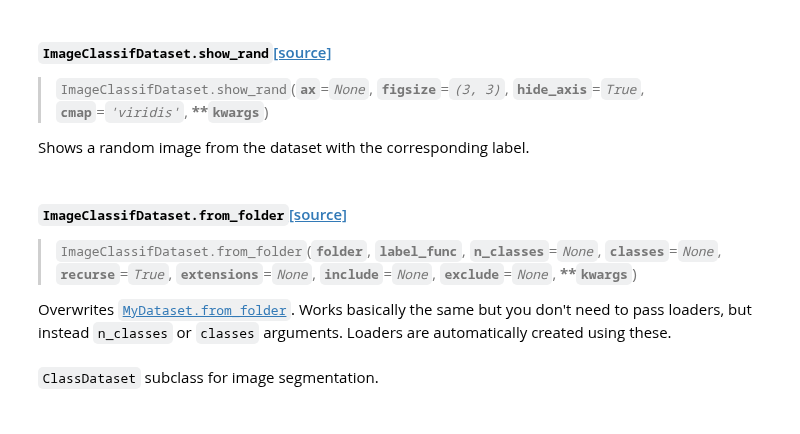
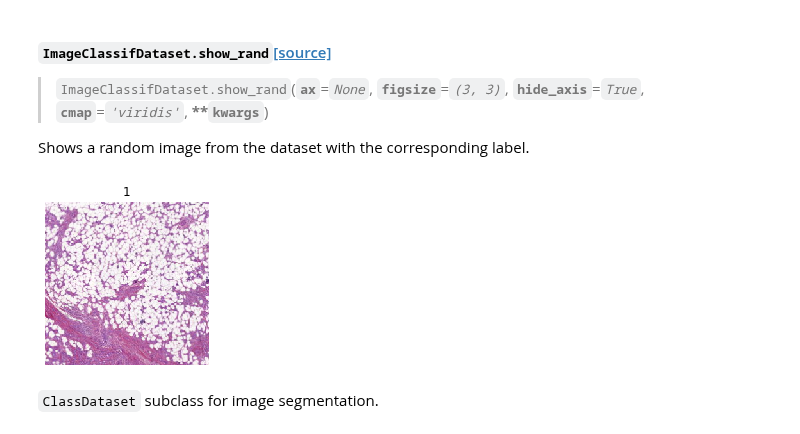
Before and after one commit to schwobr/grade_classif, a Jupyter notebook: nbs/12_data.dataset.ipynb, the cells around one changed output. Drawn from its saved outputs; the diff is of its cells as text; code cells hidden in the pictures.

Commit message:
added examples to data.datasets doc

```diff
--- a/nbs/12_data.dataset.ipynb
+++ b/nbs/12_data.dataset.ipynb
@@ -26,3 +29,5 @@ import numpy as np
+# %%
+data = Path.cwd()/'sample_data/Patches_MGI_256_5'
 # %%
 # export
 class MyDataset(Dataset):
@@ -51,7 +56,7 @@ class MyDataset(Dataset):
         """
         folder = Path(folder)
         items, labels = get_items(folder, label_func, recurse=recurse, extensions=extensions, include=include, exclude=exclude)
-        return cls(items, labels, item_loader, label_loader, after_open=after_open)
+        return cls(items, labels, item_loader, label_loader)
 
     def to_tensor(self, tfms=None, tfm_y=True):
         """
@@ -200,5 +235,7 @@ class ImageClassifDataset(ClassDataset):
 # %% [markdown]
 `ClassDataset` subclass for image classification.
+# %%
+ds = ImageClassifDataset.from_folder(data, lambda x: x.parts[-3], classes=['1', '3'])
 # %%
 show_doc(ImageClassifDataset.show)
 # %% [output]
@@ -215,15 +256,10 @@ show_doc(ImageClassifDataset.show_rand)
 > <code>ImageClassifDataset.show_rand</code>(**`ax`**=*`None`*, **`figsize`**=*`(3, 3)`*, **`hide_axis`**=*`True`*, **`cmap`**=*`'viridis'`*, **\*\*`kwargs`**)
 
 Shows a random image from the dataset with the corresponding label.
-# %%
-show_doc(ImageClassifDataset.from_folder)
-# %% [output]
-<h4 id="ImageClassifDataset.from_folder" class="doc_header"><code>ImageClassifDataset.from_folder</code><a href="__main__.py#L18" class="source_link" style="float:right">[source]</a></h4>
-
-> <code>ImageClassifDataset.from_folder</code>(**`folder`**, **`label_func`**, **`n_classes`**=*`None`*, **`classes`**=*`None`*, **`recurse`**=*`True`*, **`extensions`**=*`None`*, **`include`**=*`None`*, **`exclude`**=*`None`*, **\*\*`kwargs`**)
-
-Overwrites [`MyDataset.from_folder`](/data.dataset.html#MyDataset.from_folder). Works basically the same but you don't need to pass loaders, but instead `n_classes`
-or `classes` arguments. Loaders are automatically created using these.
+# %%
+ds.show_rand()
+# %% [output]
+[figure, added]
 # %%
 # export
 class ImageSegmentDataset(ClassDataset):
```
Also changed, not shown: parts of 18 cells of this notebook, 7 other files.
